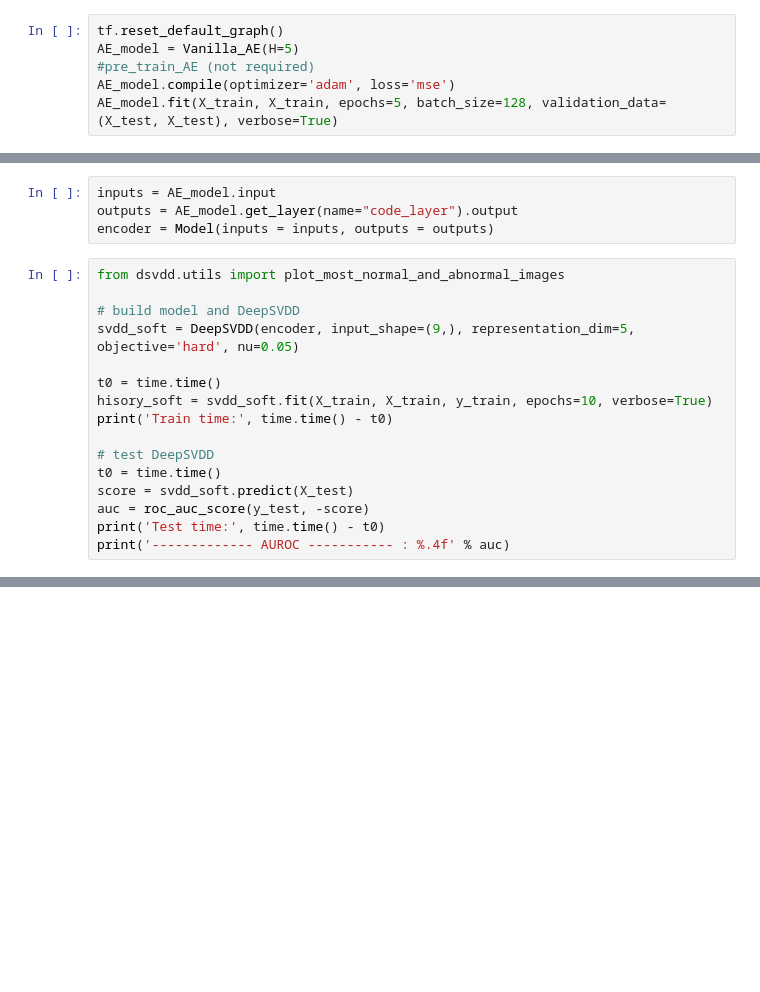
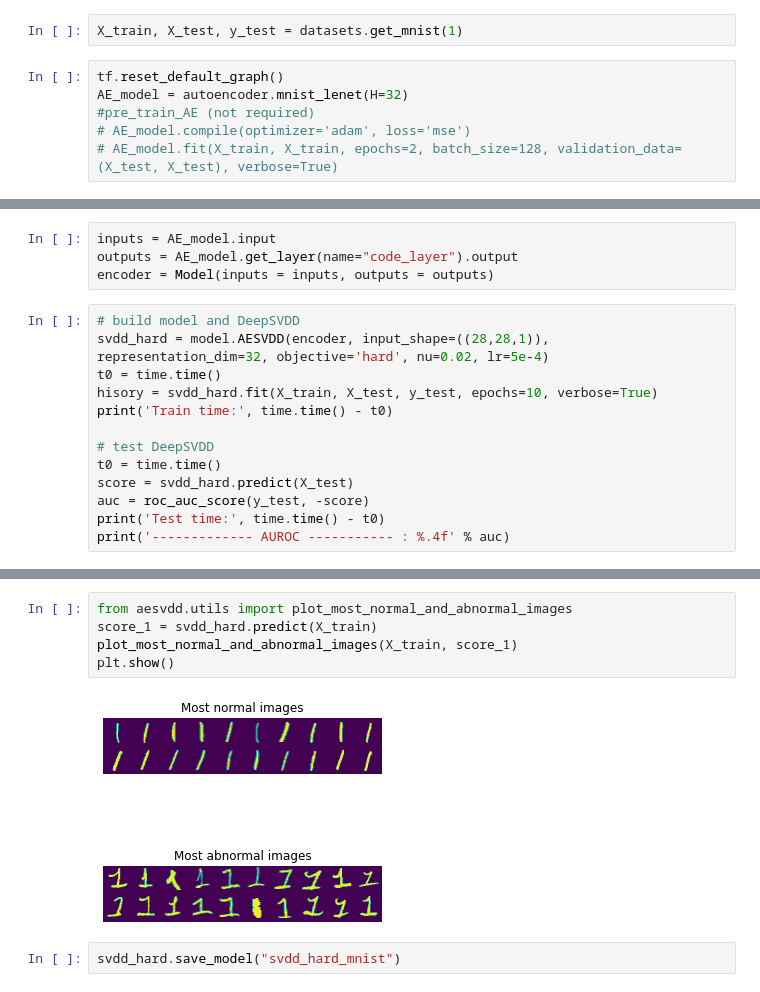
Before and after one commit to thekael99/Autoencoder_SVDD, a Jupyter notebook: show.ipynb, the cells around one changed output, grey strips where cells are left out. Saved outputs shown, nothing was run; the diff lists cells and outputs as text; blank space fills up the shorter version.

Commit message:
preview mnist

```diff
--- a/show.ipynb
+++ b/show.ipynb
@@ -83,6 +28,8 @@ X_train, X_val , y_train, y_val = train_test_split(X_train, y_train, train_size=
+# %%
+X_train, X_test, y_test = datasets.get_mnist(1)
 # %%
 tf.reset_default_graph()
-AE_model = Vanilla_AE(H=5)
+AE_model = autoencoder.mnist_lenet(H=32)
 #pre_train_AE (not required)
-AE_model.compile(optimizer='adam', loss='mse')
-AE_model.fit(X_train, X_train, epochs=5, batch_size=128, validation_data=(X_test, X_test), verbose=True)
+# AE_model.compile(optimizer='adam', loss='mse')
+# AE_model.fit(X_train, X_train, epochs=2, batch_size=128, validation_data=(X_test, X_test), verbose=True)
@@ -104,18 +38,15 @@ inputs = AE_model.input
 outputs = AE_model.get_layer(name="code_layer").output
 encoder = Model(inputs = inputs, outputs = outputs)
 # %%
-from dsvdd.utils import plot_most_normal_and_abnormal_images
-
 # build model and DeepSVDD
-svdd_soft = DeepSVDD(encoder, input_shape=(9,), representation_dim=5, objective='hard', nu=0.05)
-
+svdd_hard = model.AESVDD(encoder, input_shape=((28,28,1)), representation_dim=32, objective='hard', nu=0.02, lr=5e-4)
 t0 = time.time()
-hisory_soft = svdd_soft.fit(X_train, X_train, y_train, epochs=10, verbose=True)
+hisory = svdd_hard.fit(X_train, X_test, y_test, epochs=10, verbose=True)
 print('Train time:', time.time() - t0)
 
 # test DeepSVDD
 t0 = time.time()
-score = svdd_soft.predict(X_test)
+score = svdd_hard.predict(X_test)
 auc = roc_auc_score(y_test, -score)
 print('Test time:', time.time() - t0)
 print('------------- AUROC ----------- : %.4f' % auc)
@@ -135,0 +72,9 @@ Test time: 0.009450912475585938
+# %%
+from aesvdd.utils import plot_most_normal_and_abnormal_images
+score_1 = svdd_hard.predict(X_train)
+plot_most_normal_and_abnormal_images(X_train, score_1)
+plt.show()
+# %% [output]
+[figure, added]
+# %%
+svdd_hard.save_model("svdd_hard_mnist")
```
Also changed, not shown: parts of 15 cells of this notebook, 4 other files.
